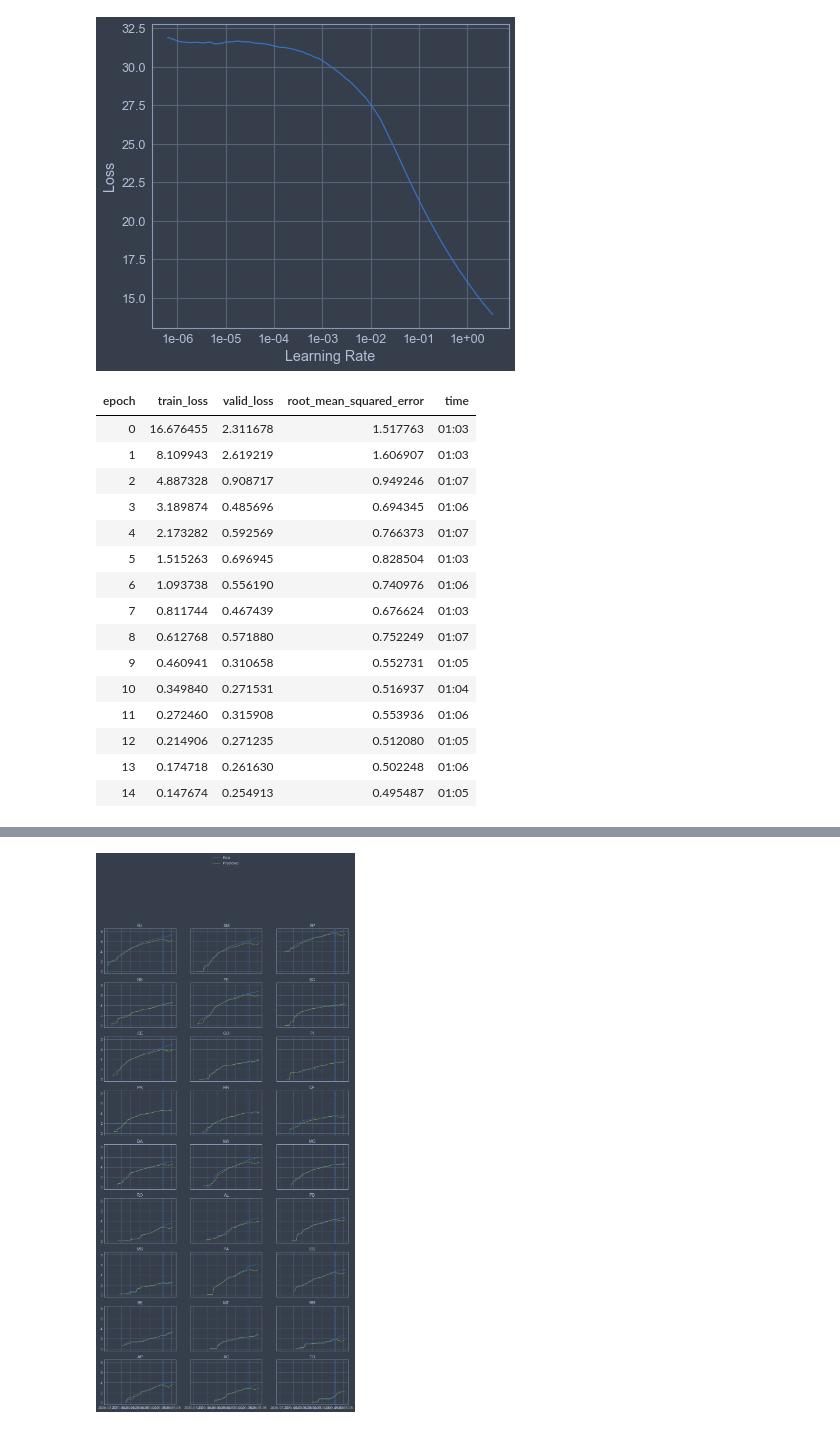
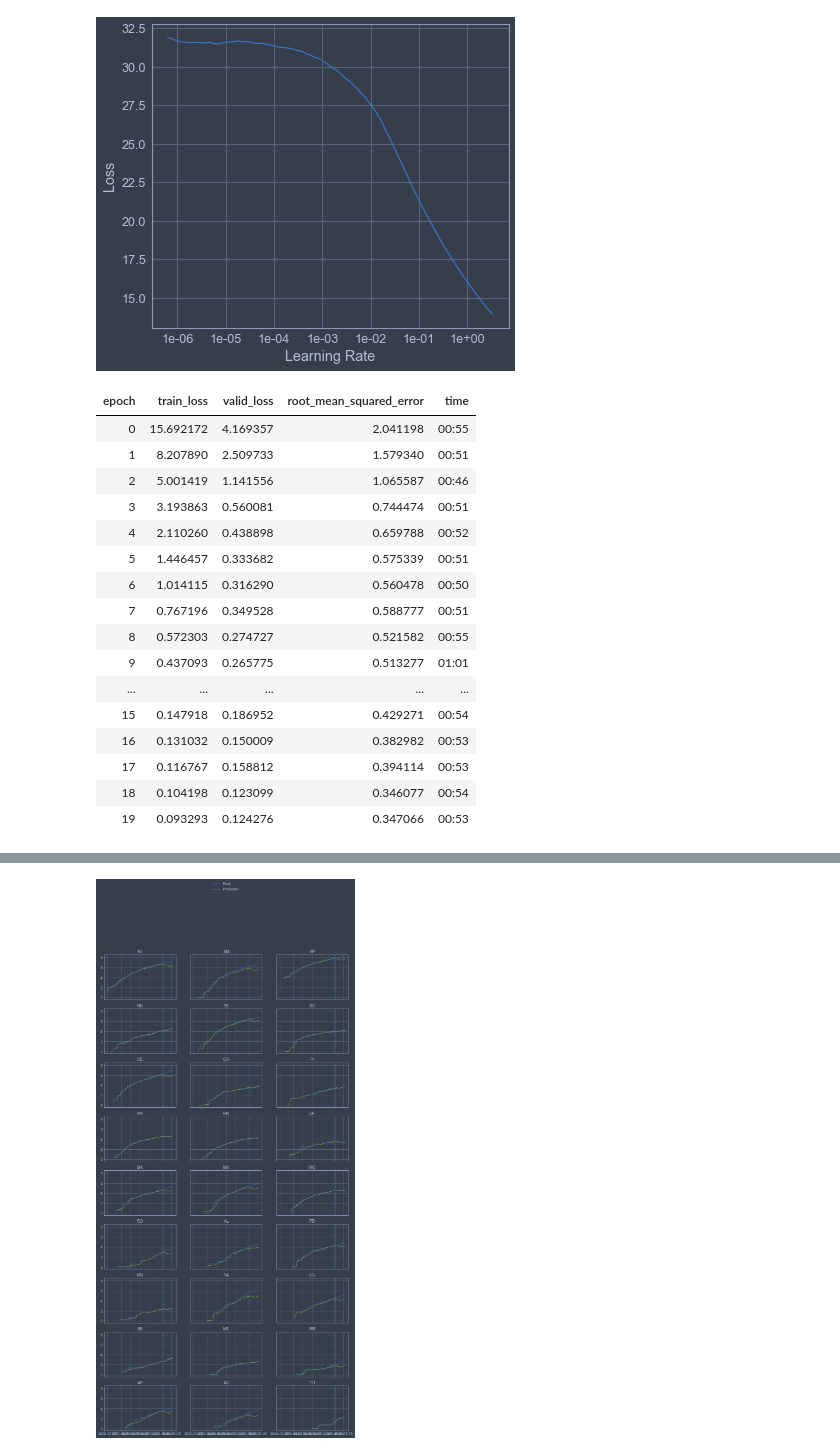
Before and after one commit to erikson84/covid19, a Jupyter notebook: casos_municipios.ipynb, the cells around one changed output, grey strips where cells are left out. Cells and saved outputs as stored; diff of their text form; code cells hidden in the pictures.

```diff
--- a/casos_municipios.ipynb
+++ b/casos_municipios.ipynb
@@ -92,8 +92,7 @@ data = data.drop([x for x in data if data[x].dtype == 'bool'], axis=1)
 ## Acrescenta outras informações pertinentes
 # %%
 holis = holidays.Brazil()
-train_data = data
-train_data['FERIADO'] = [x in holis for x in train_data.DATA]
+data['FERIADO'] = [x in holis for x in data.DATA]
 # %%
 def add_datepart(df, fldname, drop=True, time=False):
     "Helper function that adds columns relevant to a date."
@@ -121,6 +120,8 @@ train_data.DATA.max() - train_data.DATA.min(), train_data.shape, train_data.DATA
 # Modelo de Rede Neural para casos
 # %%
 # Leave the last week as a hold out set
+train_data = data.copy()
+
 train_data.reset_index(inplace=True)
 cut_idx = train_data.DATA[train_data.DATA.eq(max(train_data.DATA) - timedelta(days=7))].index.min()
 cut_idx, train_data['DATA'][cut_idx], train_data.shape, log(train_data.cases.max())
@@ -203,7 +204,7 @@ learn.fit_one_cycle(3, 0.000005)
 | 2 | 0.103672 | 0.253471 | 0.486308 | 00:57 |
 # %%
 #learn.save('p1.1'); # Good pars for num. of cases
-#learn.load('p1.1');
+learn.load('p1.1');
 # %%
 #train_data.to_csv('procData.csv', index=False)
 # %%
@@ -386,5 +384,9 @@ train_data = data_d
 # %%
+train_data = data.copy()
+#Exclude observations with zero observed deaths
+train_data = train_data.drop(x for x in train_data.index if data.loc[x, 'deaths'] == 0)
 train_data.reset_index(inplace=True)
+train_data['DIASCORRMUN'] = train_data.groupby('MUNICIPIO').DIASCORR.transform(lambda x: x- min(x))
 cut_idx = train_data.DATA[train_data.DATA.eq(max(train_data.DATA) - timedelta(days=7))].index.min()
 cut_idx, train_data['DATA'][cut_idx], train_data.shape, log(train_data.deaths.max())
 # %% [output]
@@ -460,23 +462,24 @@ learn.recorder.plot()
 LR Finder is complete, type {learner_name}.recorder.plot() to see the graph.
 [figure]
 # %%
-learn.fit_one_cycle(15, 0.1)
+learn.fit_one_cycle(20, 0.1)
 # %% [output]
 | epoch | train_loss | valid_loss | root_mean_squared_error | time |
-| 0 | 16.676455 | 2.311678 | 1.517763 | 01:03 |
-| 1 | 8.109943 | 2.619219 | 1.606907 | 01:03 |
-| 2 | 4.887328 | 0.908717 | 0.949246 | 01:07 |
-| 3 | 3.189874 | 0.485696 | 0.694345 | 01:06 |
-| 4 | 2.173282 | 0.592569 | 0.766373 | 01:07 |
-| 5 | 1.515263 | 0.696945 | 0.828504 | 01:03 |
-| 6 | 1.093738 | 0.556190 | 0.740976 | 01:06 |
-| 7 | 0.811744 | 0.467439 | 0.676624 | 01:03 |
-| 8 | 0.612768 | 0.571880 | 0.752249 | 01:07 |
-| 9 | 0.460941 | 0.310658 | 0.552731 | 01:05 |
-| 10 | 0.349840 | 0.271531 | 0.516937 | 01:04 |
-| 11 | 0.272460 | 0.315908 | 0.553936 | 01:06 |
-| 12 | 0.214906 | 0.271235 | 0.512080 | 01:05 |
-| 13 | 0.174718 | 0.261630 | 0.502248 | 01:06 |
-| 14 | 0.147674 | 0.254913 | 0.495487 | 01:05 |
+| 0 | 15.692172 | 4.169357 | 2.041198 | 00:55 |
+| 1 | 8.207890 | 2.509733 | 1.579340 | 00:51 |
+| 2 | 5.001419 | 1.141556 | 1.065587 | 00:46 |
+| 3 | 3.193863 | 0.560081 | 0.744474 | 00:51 |
+| 4 | 2.110260 | 0.438898 | 0.659788 | 00:52 |
+| 5 | 1.446457 | 0.333682 | 0.575339 | 00:51 |
+| 6 | 1.014115 | 0.316290 | 0.560478 | 00:50 |
+| 7 | 0.767196 | 0.349528 | 0.588777 | 00:51 |
+| 8 | 0.572303 | 0.274727 | 0.521582 | 00:55 |
+| 9 | 0.437093 | 0.265775 | 0.513277 | 01:01 |
+| ... | ... | ... | ... | ... |
+| 15 | 0.147918 | 0.186952 | 0.429271 | 00:54 |
+| 16 | 0.131032 | 0.150009 | 0.382982 | 00:53 |
+| 17 | 0.116767 | 0.158812 | 0.394114 | 00:53 |
+| 18 | 0.104198 | 0.123099 | 0.346077 | 00:54 |
+| 19 | 0.093293 | 0.124276 | 0.347066 | 00:53 |
 # %%
 #learn.save('d1.1'); # Good pars for num. of deaths
```
Also changed, not shown: parts of 14 cells of this notebook.
